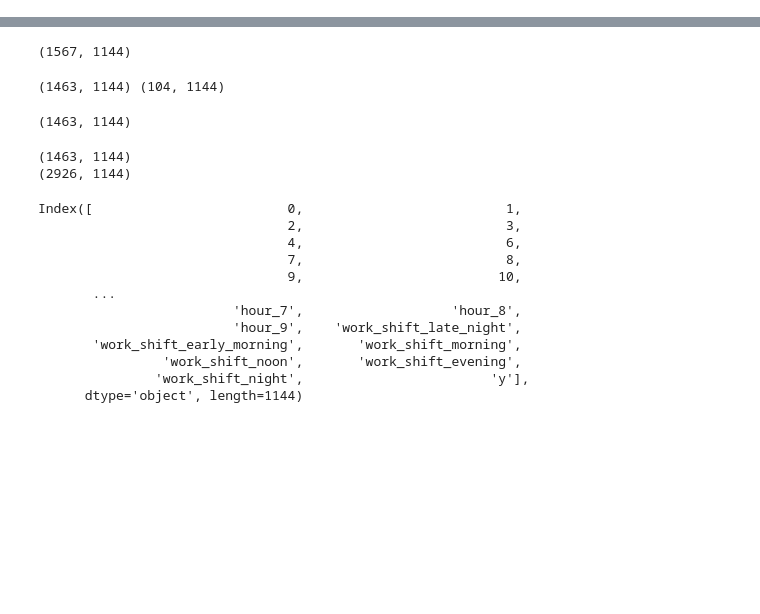
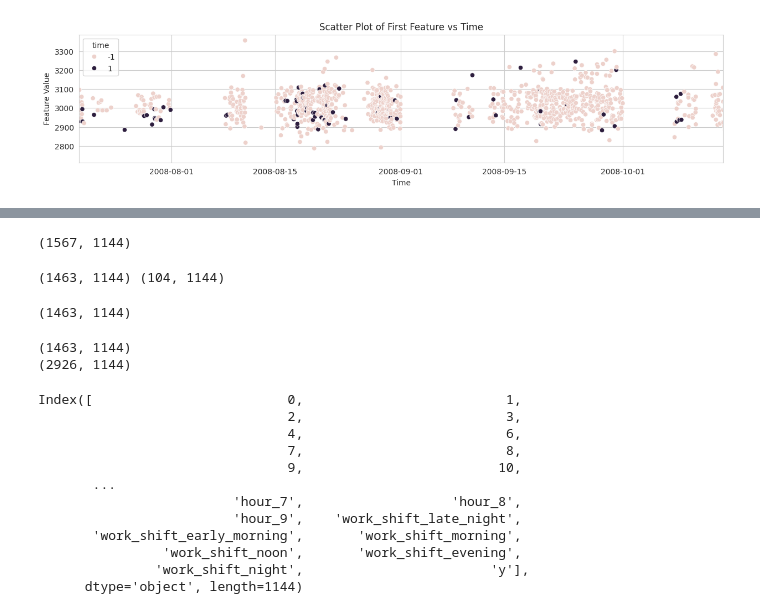
Before and after one commit to ariahosseini/TradML, a Jupyter notebook: SciKitLearn_03_ProjThree_Supervised_Clf.ipynb, the cells around one changed output, grey strips where cells are left out. Drawn from its saved outputs; the diff is of its cells as text; code cells hidden in the pictures; blank space fills up the shorter version.

```diff
--- a/SciKitLearn_03_ProjThree_Supervised_Clf.ipynb
+++ b/SciKitLearn_03_ProjThree_Supervised_Clf.ipynb
@@ -281,0 +278,10 @@ sns.heatmap(x_corr, cmap='viridis')
+# %%
+fig, ax = plt.subplots(figsize=(15, 3))
+sns.scatterplot(data=X, x=X.index, y=X.iloc[:,0], hue=y, ax=ax)
+ax.set_xlim(X.index[0], X.index[1500])
+ax.set_title('Scatter Plot of First Feature vs Time')
+ax.set_xlabel('Time')
+ax.set_ylabel('Feature Value')
+plt.show()
+# %% [output]
+[figure, added]
```
Also changed, not shown: parts of 77 cells of this notebook.
